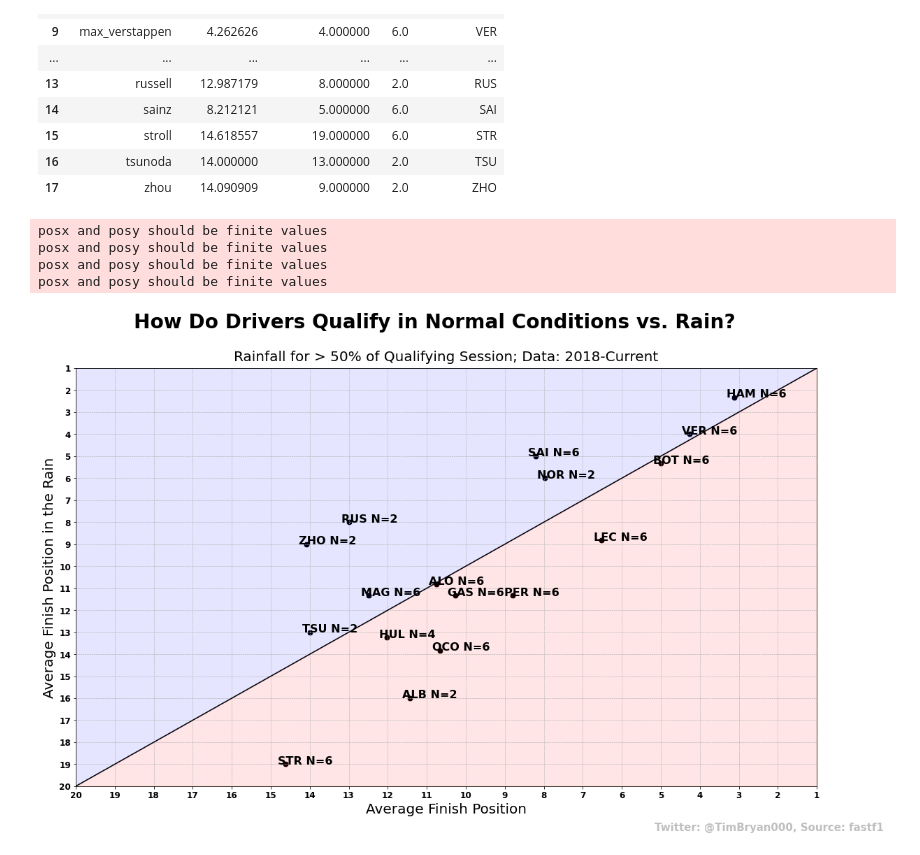
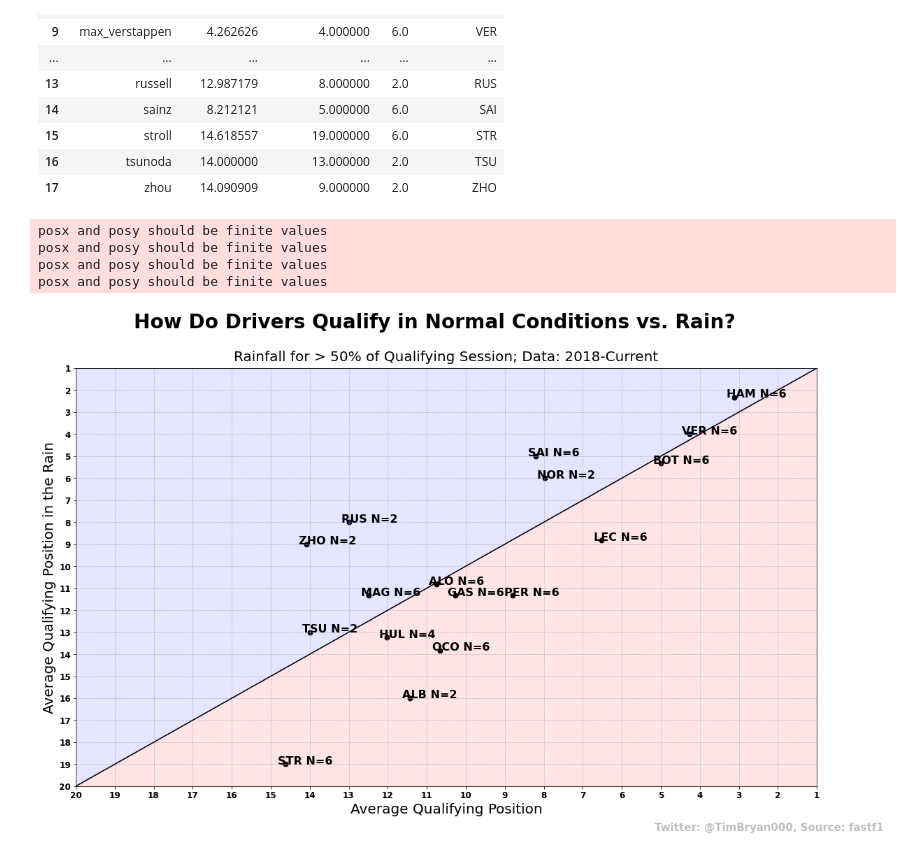
Before and after one commit to tbryan2/visualization-toolbox, a Jupyter notebook: f1/notebooks/qualifying_rain.ipynb, the cells around one changed output. Saved outputs shown, nothing was run; the diff lists cells and outputs as text; code cells hidden in the pictures.

```diff
--- a/f1/notebooks/qualifying_raing.ipynb
+++ b/f1/notebooks/qualifying_rain.ipynb
@@ -408,33 +402,33 @@ plt.ylim([20, 1])
 # Set the ticks to whole numbers
 plt.xticks(np.arange(20, 0, -1))
 plt.yticks(np.arange(20, 0, -1))
 
-plt.ylabel('Average Finish Position in the Rain',
+plt.ylabel('Average Qualifying Position in the Rain',
            fontsize=20)  # Increased font size
-plt.xlabel('Average Finish Position', fontsize=20)  # Increased font size
+plt.xlabel('Average Qualifying Position', fontsize=20)  # Increased font size
 
 # Add text "Better in the Rain" and "Worse in the Rain"
 # plt.text(5, 16, "Worse in the Rain", horizontalalignment='left',
 #          size=14, color='blue')
 # plt.text(16, 5, "Better in the Rain", horizontalalignment='left',
 #          size=14, color='red')
 
 # Color the triangle starting at (20,20) to (20,1) to (1,1)
 plt.fill_between(x, x, 20, color='red', alpha=0.1)
 plt.fill_between(x, x, 1, color='blue', alpha=0.1)
 
 # Add a watermark
 plt.text(0.85, 0.05, 'Twitter: @TimBryan000, Source: fastf1', fontsize=15, color='gray',
          ha='center', va='center', alpha=0.5, transform=plt.gcf().transFigure)
 
 # Save the plot as a high-quality image
 plt.savefig('rain_quali.png', dpi=300)
 
 # Show the plot
 plt.show()
 # %% [output]
 posx and posy should be finite values
 posx and posy should be finite values
 posx and posy should be finite values
 posx and posy should be finite values
-[figure, old version]
+[figure, new version]
```
Also changed, not shown: parts of 2 cells of this notebook, 1 other file.
